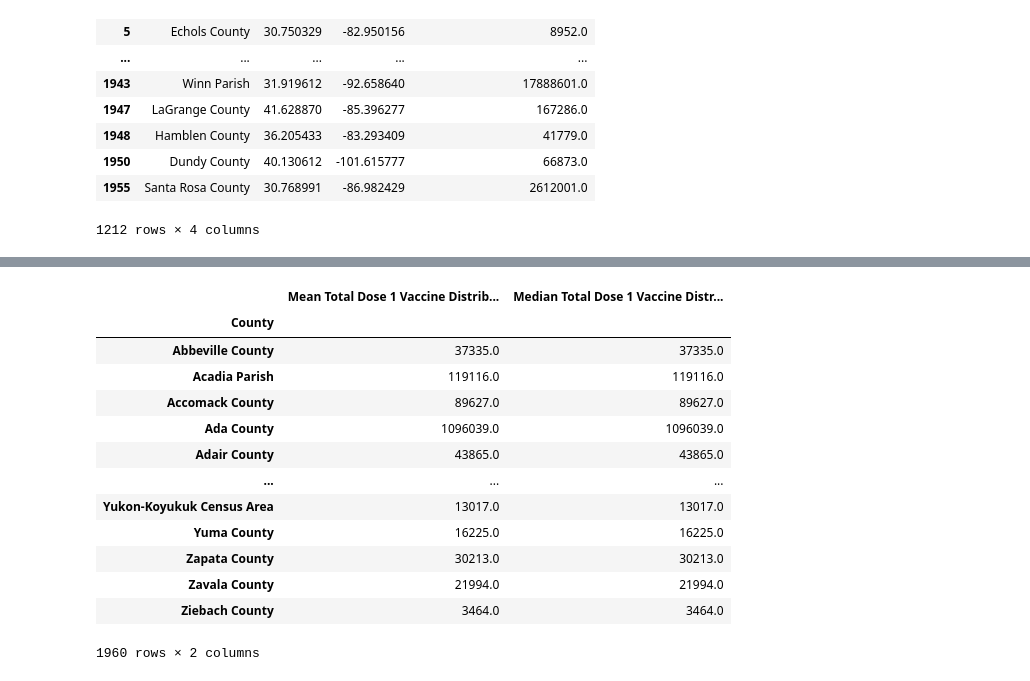
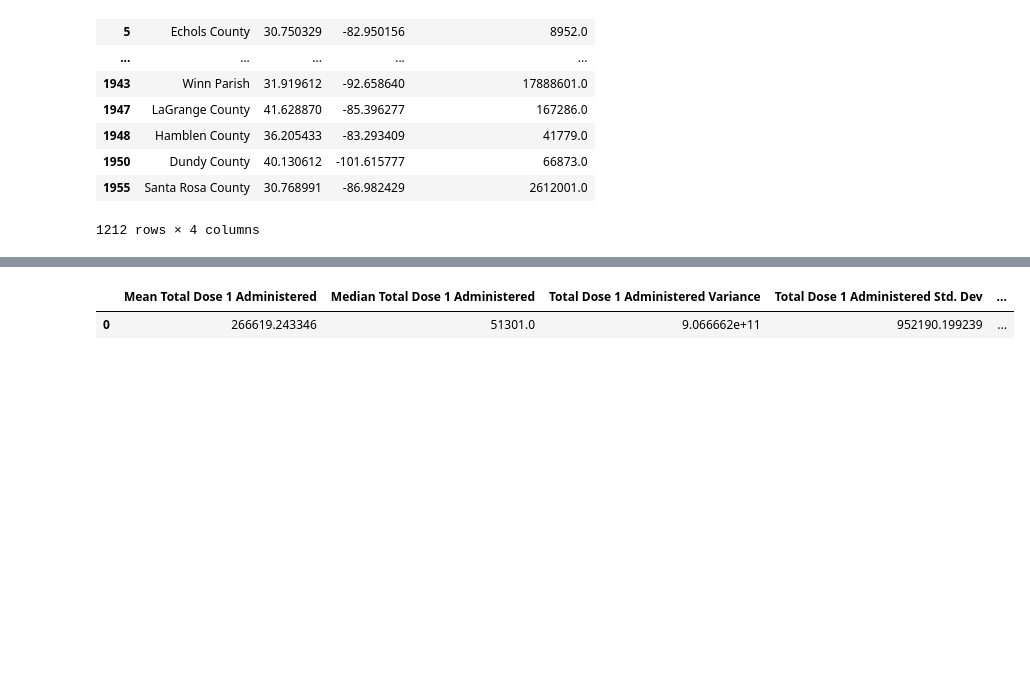
Before and after one commit to tinalina1003/Project1-Group4, a Jupyter notebook: Keyana/Vaccinations Administered by County.ipynb, the cells around one changed output, grey strips where cells are left out. Cells and saved outputs as stored; diff of their text form; code cells hidden in the pictures; blank space fills up the shorter version.

```diff
--- a/Keyana/Vaccinations Administered by County.ipynb
+++ b/Keyana/Vaccinations Administered by County.ipynb
@@ -267,27 +267,20 @@ WARNING:param.GeoPointPlot02623: Specified size dim transform (np.sqrt(dim('Tota
 [interactive output not drawn]
 # %%
-# Statistical summary for total 1 dose  (need to change)
-#Alter once totals for vaccinations of dose 1 and series calculated
-mean_dose1 = vaccine_df['Total Dose 1 Vaccines Administered'].groupby(vaccine_df['County']).mean()
-median_dose1 = vaccine_df['Total Dose 1 Vaccines Administered'].groupby(vaccine_df['County']).median()
+# Statistical summary for total 1 dose
+mean_dose1 = vaccine_df['Total Dose 1 Vaccines Administered'].mean()
+median_dose1 = vaccine_df['Total Dose 1 Vaccines Administered'].median()
+variance_dose1 = vaccine_df['Total Dose 1 Vaccines Administered'].var()
+std_dev_dose1 = vaccine_df['Total Dose 1 Vaccines Administered'].std()
+sem_dose1 = vaccine_df['Total Dose 1 Vaccines Administered'].sem()
 
-summary_dose1_df = pd.DataFrame({"Mean Total Dose 1 Vaccine Distribution": mean_dose1,
-                           "Median Total Dose 1 Vaccine Distribution": median_dose1})
+summary_dose1_df = pd.DataFrame({"Mean Total Dose 1 Administered": mean_dose1,
+                           "Median Total Dose 1 Administered": median_dose1,
+                                 "Total Dose 1 Administered Variance": variance_dose1,
+                                 "Total Dose 1 Administered Std. Dev": std_dev_dose1,
+                                 "Total Dose 1 Administered Std. Err.": sem_dose1}, index=[0])
 summary_dose1_df
 # %% [output]
-|  | Mean Total Dose 1 Vaccine Distrib... | Median Total Dose 1 Vaccine Distr... |
-| County |  |  |
-| Abbeville County | 37335.0 | 37335.0 |
-| Acadia Parish | 119116.0 | 119116.0 |
-| Accomack County | 89627.0 | 89627.0 |
-| Ada County | 1096039.0 | 1096039.0 |
-| Adair County | 43865.0 | 43865.0 |
-| ... | ... | ... |
-| Yukon-Koyukuk Census Area | 13017.0 | 13017.0 |
-| Yuma County | 16225.0 | 16225.0 |
-| Zapata County | 30213.0 | 30213.0 |
-| Zavala County | 21994.0 | 21994.0 |
-| Ziebach County | 3464.0 | 3464.0 |
+|  | Mean Total Dose 1 Administered | Median Total Dose 1 Administered | Total Dose 1 Administered Variance | Total Dose 1 Administered Std. Dev | ... |
+| 0 | 266619.243346 | 51301.0 | 9.066662e+11 | 952190.199239 | ... |
-1960 rows × 2 columns
 # %%
 # Statistical summary for series
```
Also changed, not shown: parts of 2 cells of this notebook, 1 other file.
